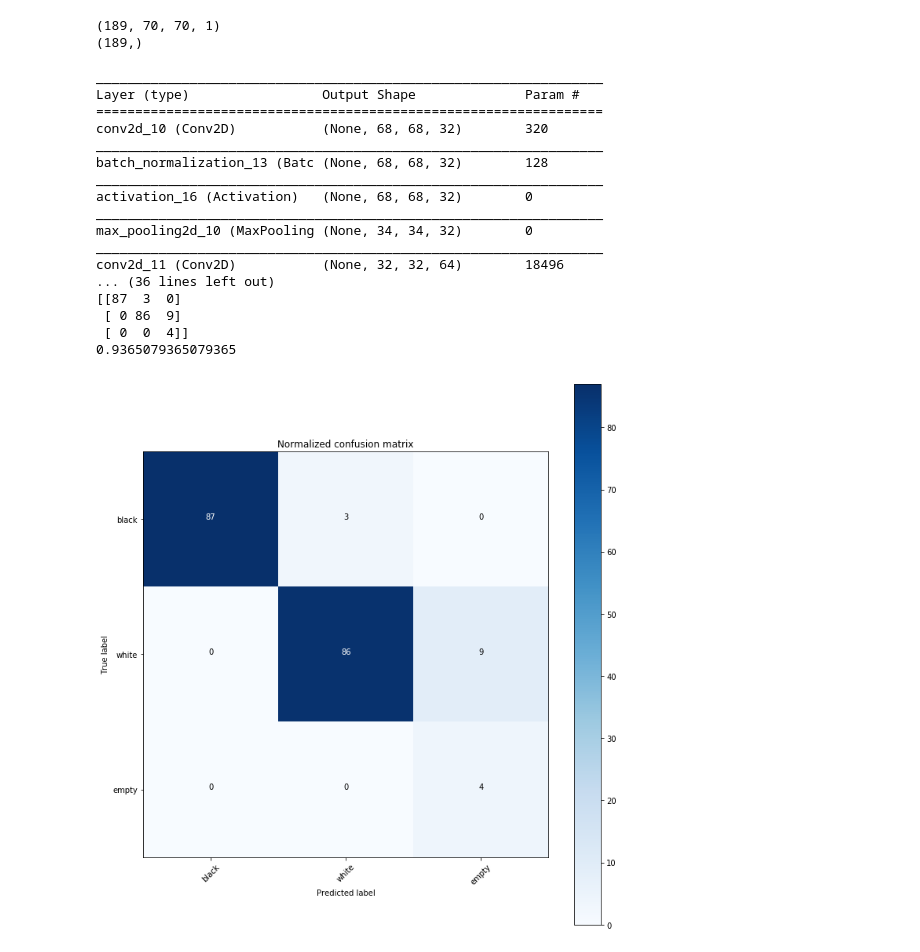
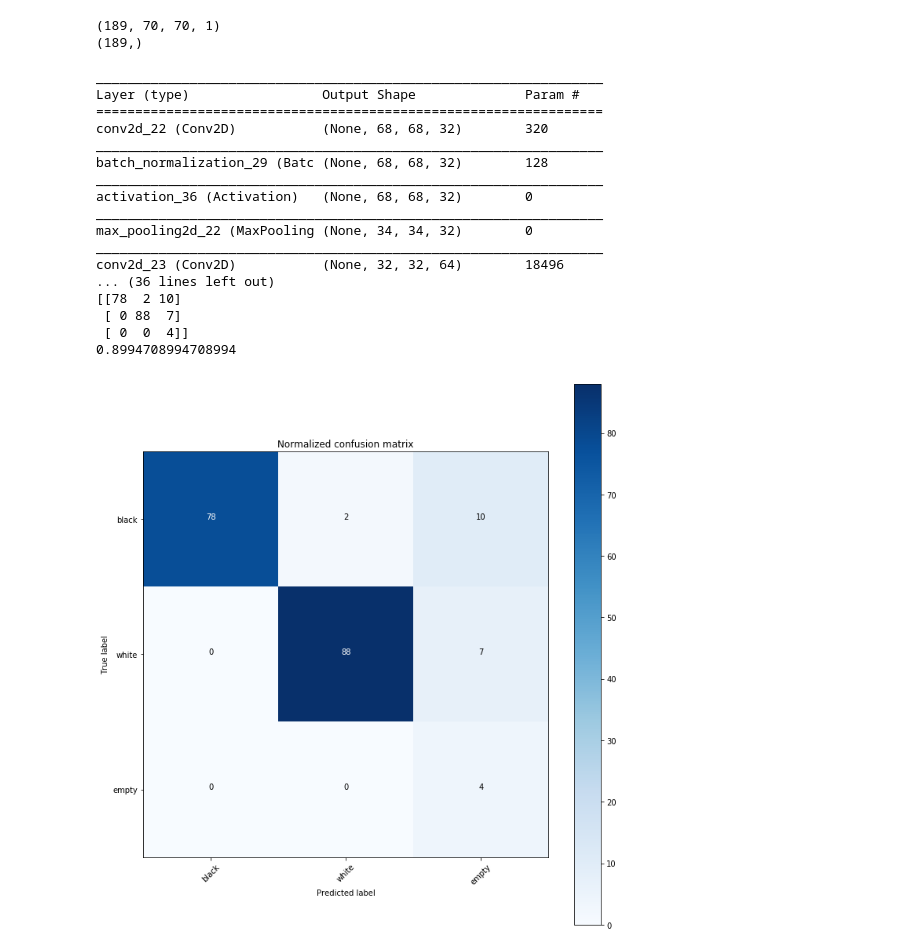
Before and after one commit to ace-racer/Extending-Board-Games-using-deep-learning, a Jupyter notebook: chess_piece_detection/3_class_classifier/CNN/Evaluate Saved Grayscale CNN Model.ipynb, the cells around one changed output. Drawn from its saved outputs; the diff is of its cells as text; code cells hidden in the pictures.

```diff
--- a/chess_piece_detection/3_class_classifier/CNN/Evaluate Saved Grayscale CNN Model.ipynb
+++ b/chess_piece_detection/3_class_classifier/CNN/Evaluate Saved Grayscale CNN Model.ipynb
@@ -212,33 +224,33 @@ def plot_mispredicted_images(images, actual_values, predicted_values):
             #print(current_image_idx)
             current_image_idx += 1
 # %%
-trained_model = load_3_class_cnn_model("custom_cnn_93.hdf5")
+trained_model = load_3_class_cnn_model("custom_cnn_95.hdf5")
 plt.rcParams["figure.figsize"] = (10,10)
 class_names = ["black", "white", "empty"]
 test_predictions = trained_model.predict(X_test, batch_size=batch_size)
 y_test_pred = [np.argmax(x) for x in test_predictions]
 cnf_matrix = confusion_matrix(y_test, y_test_pred)
 plot_confusion_matrix(cnf_matrix, classes=class_names, normalize=False,title='Normalized confusion matrix')
 print(accuracy_score(y_test, y_test_pred))
 # %% [output]
 _________________________________________________________________
 Layer (type)                 Output Shape              Param #
 =================================================================
-conv2d_10 (Conv2D)           (None, 68, 68, 32)        320
+conv2d_22 (Conv2D)           (None, 68, 68, 32)        320
 _________________________________________________________________
-batch_normalization_13 (Batc (None, 68, 68, 32)        128
+batch_normalization_29 (Batc (None, 68, 68, 32)        128
 _________________________________________________________________
-activation_16 (Activation)   (None, 68, 68, 32)        0
+activation_36 (Activation)   (None, 68, 68, 32)        0
 _________________________________________________________________
-max_pooling2d_10 (MaxPooling (None, 34, 34, 32)        0
+max_pooling2d_22 (MaxPooling (None, 34, 34, 32)        0
 _________________________________________________________________
-conv2d_11 (Conv2D)           (None, 32, 32, 64)        18496
+conv2d_23 (Conv2D)           (None, 32, 32, 64)        18496
 ... (36 lines left out)
-[[87  3  0]
- [ 0 86  9]
+[[78  2 10]
+ [ 0 88  7]
  [ 0  0  4]]
-0.9365079365079365
+0.8994708994708994
-[figure, old version]
+[figure, new version]
 # %%
 X_test1, y_test1 = get_features_labels("H:\\AR-ExtendingOnlineGames\\data\\myboard_images")
 test_predictions1 = trained_model.predict(X_test1, batch_size=batch_size)
```
Also changed, not shown: parts of 4 cells of this notebook, 4 other files.
